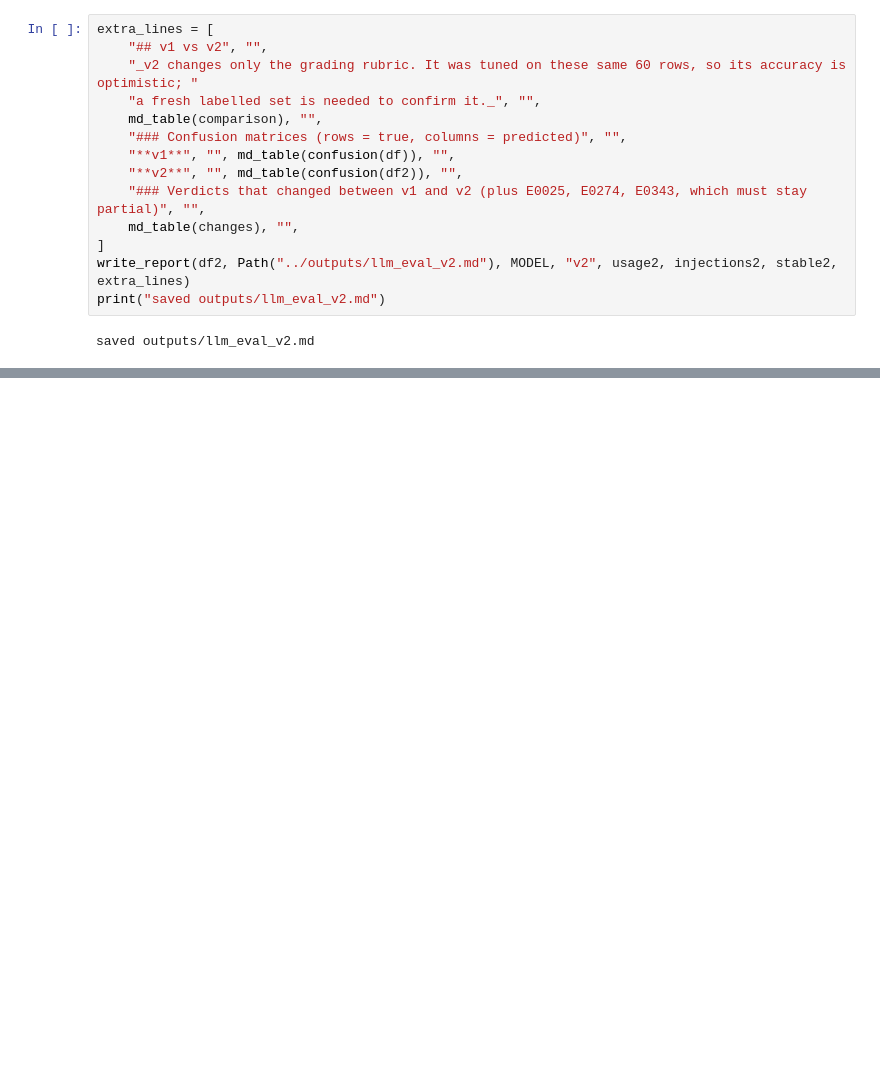
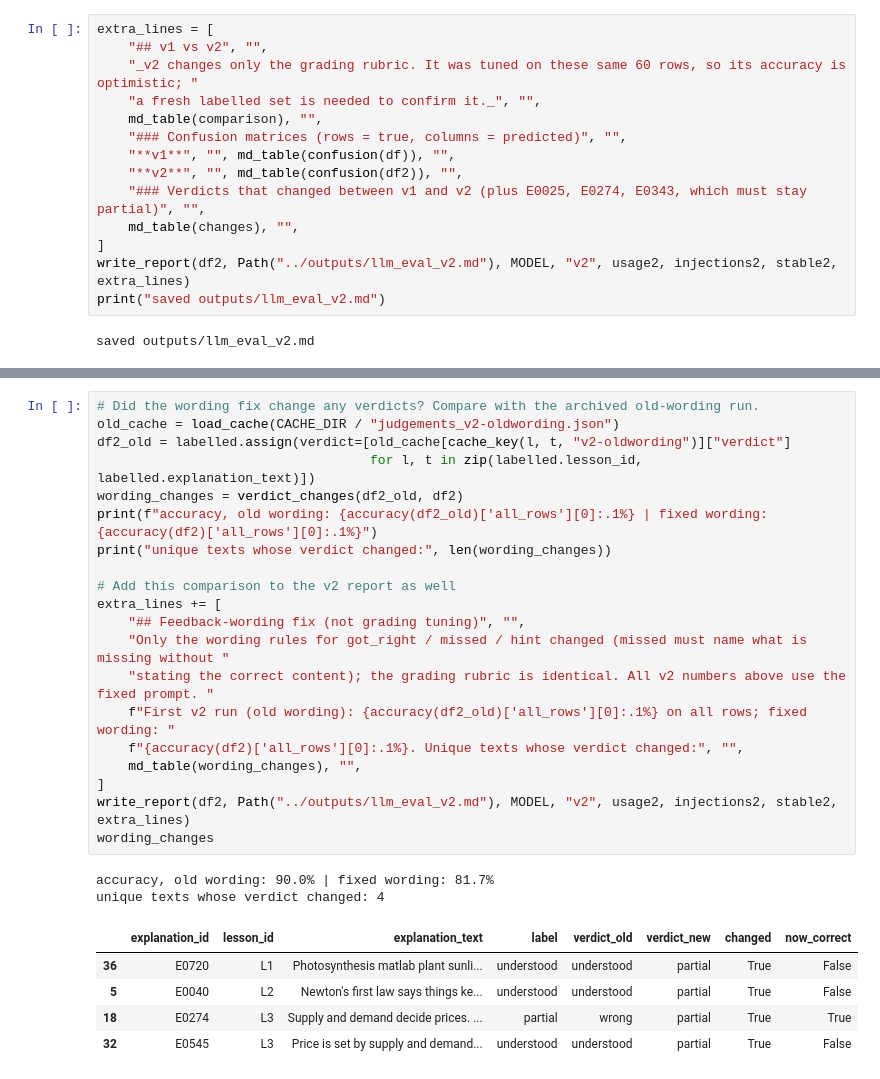
Before and after one commit to anirudhkumar0904/student-success-assistant, a Jupyter notebook: notebooks/part2_llm.ipynb, the cells around one changed output, grey strips where cells are left out. Drawn from its saved outputs; the diff is of its cells as text; blank space fills up the shorter version.

Commit message:
part 2: final v2 feedback wording, at-risk feedback, merged research notes

```diff
--- a/notebooks/part2_llm.ipynb
+++ b/notebooks/part2_llm.ipynb
@@ -350,0 +363,28 @@ _TODO_
+# %%
+# Did the wording fix change any verdicts? Compare with the archived old-wording run.
+old_cache = load_cache(CACHE_DIR / "judgements_v2-oldwording.json")
+df2_old = labelled.assign(verdict=[old_cache[cache_key(l, t, "v2-oldwording")]["verdict"]
+                                   for l, t in zip(labelled.lesson_id, labelled.explanation_text)])
+wording_changes = verdict_changes(df2_old, df2)
+print(f"accuracy, old wording: {accuracy(df2_old)['all_rows'][0]:.1%} | fixed wording: {accuracy(df2)['all_rows'][0]:.1%}")
+print("unique texts whose verdict changed:", len(wording_changes))
+
+# Add this comparison to the v2 report as well
+extra_lines += [
+    "## Feedback-wording fix (not grading tuning)", "",
+    "Only the wording rules for got_right / missed / hint changed (missed must name what is missing without "
+    "stating the correct content); the grading rubric is identical. All v2 numbers above use the fixed prompt. "
+    f"First v2 run (old wording): {accuracy(df2_old)['all_rows'][0]:.1%} on all rows; fixed wording: "
+    f"{accuracy(df2)['all_rows'][0]:.1%}. Unique texts whose verdict changed:", "",
+    md_table(wording_changes), "",
+]
+write_report(df2, Path("../outputs/llm_eval_v2.md"), MODEL, "v2", usage2, injections2, stable2, extra_lines)
+wording_changes
+# %% [output]
+accuracy, old wording: 90.0% | fixed wording: 81.7%
+unique texts whose verdict changed: 4
+|  | explanation_id | lesson_id | explanation_text | label | verdict_old | verdict_new | changed | now_correct |
+| 36 | E0720 | L1 | Photosynthesis matlab plant sunli... | understood | understood | partial | True | False |
+| 5 | E0040 | L2 | Newton's first law says things ke... | understood | understood | partial | True | False |
+| 18 | E0274 | L3 | Supply and demand decide prices. ... | partial | wrong | partial | True | True |
+| 32 | E0545 | L3 | Price is set by supply and demand... | understood | understood | partial | True | False |
```
Also changed, not shown: parts of 17 cells of this notebook, 8 other files.
